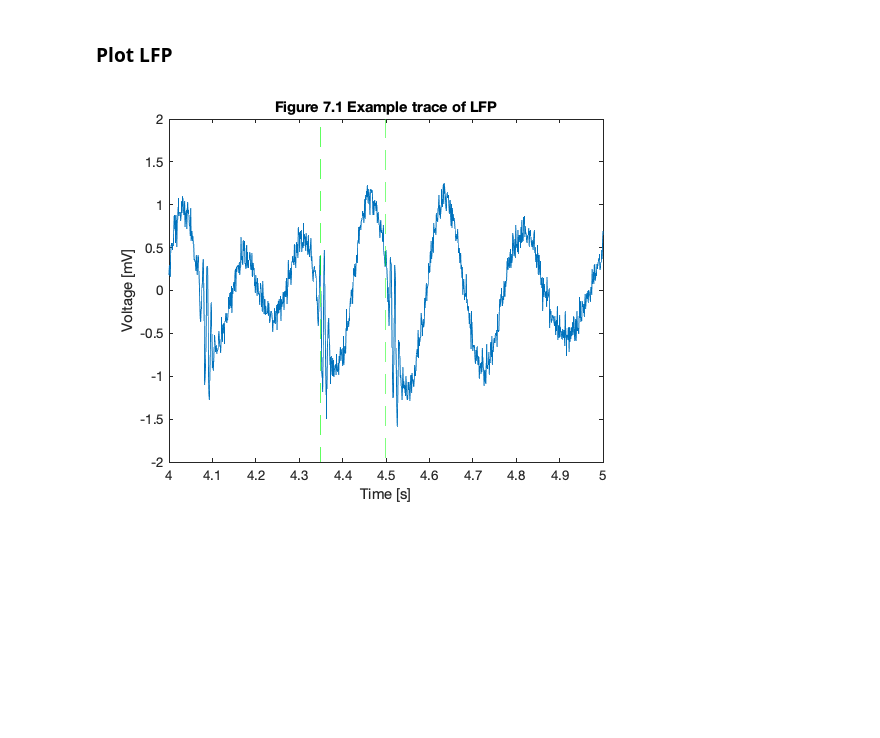
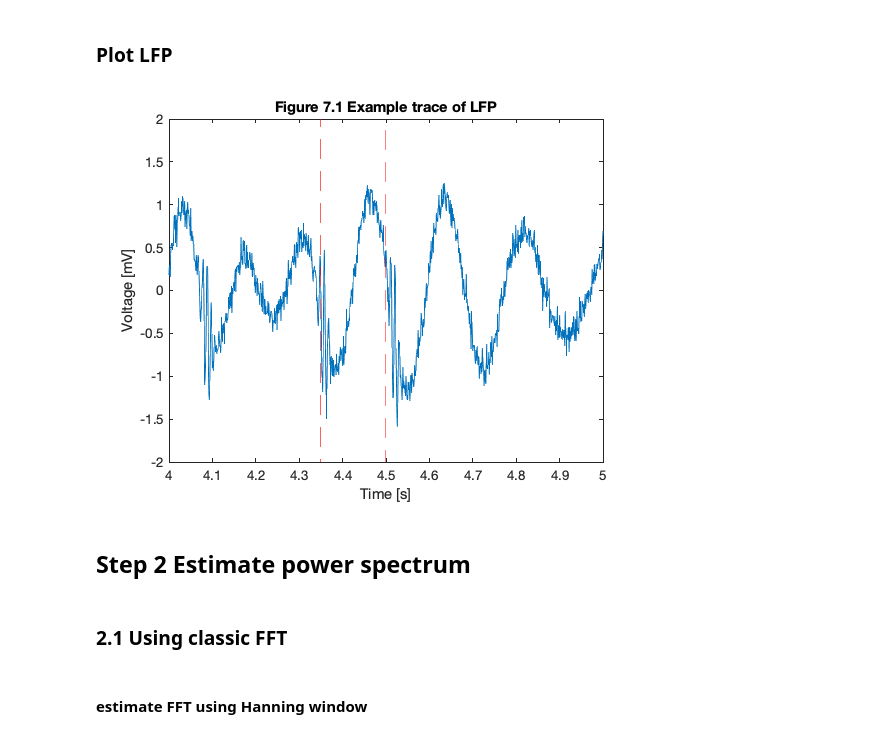
Before and after one commit to jiecui/Case-Studies-Kramer-Eden, a Jupyter notebook: Chapter7/ch_7.ipynb, the cells around one changed output. Cells and saved outputs as stored; diff of their text form; code cells hidden in the pictures; blank space fills up the shorter version.

```diff
--- a/Chapter7/ch_7.ipynb
+++ b/Chapter7/ch_7.ipynb
@@ -11,11 +11,15 @@ load('Ch7-LFP-1.mat')
 # %%
 figure
 plot(t, LFP)
 axis([4 5 -2 2])
 hold on
-plot(ones(2, 1) * [4.35, 4.5], ylim' * ones(1, 2), 'g--')
+plot(ones(2, 1) * [4.35, 4.5], ylim' * ones(1, 2), 'r--')
 xlabel('Time [s]')
 ylabel('Voltage [mV]')
 title('Figure 7.1 Example trace of LFP')
 # %% [output]
-[figure, old version]
+[figure, new version]
+# %% [markdown]
+## Step 2 Estimate power spectrum
+# %% [markdown]
+### 2.1 Using classic FFT
@@ -21,0 +30,2 @@ title('Figure 7.1 Example trace of LFP')
+# %% [markdown]
+#### estimate FFT using Hanning window
```
Also changed, not shown: parts of 5 cells of this notebook.
